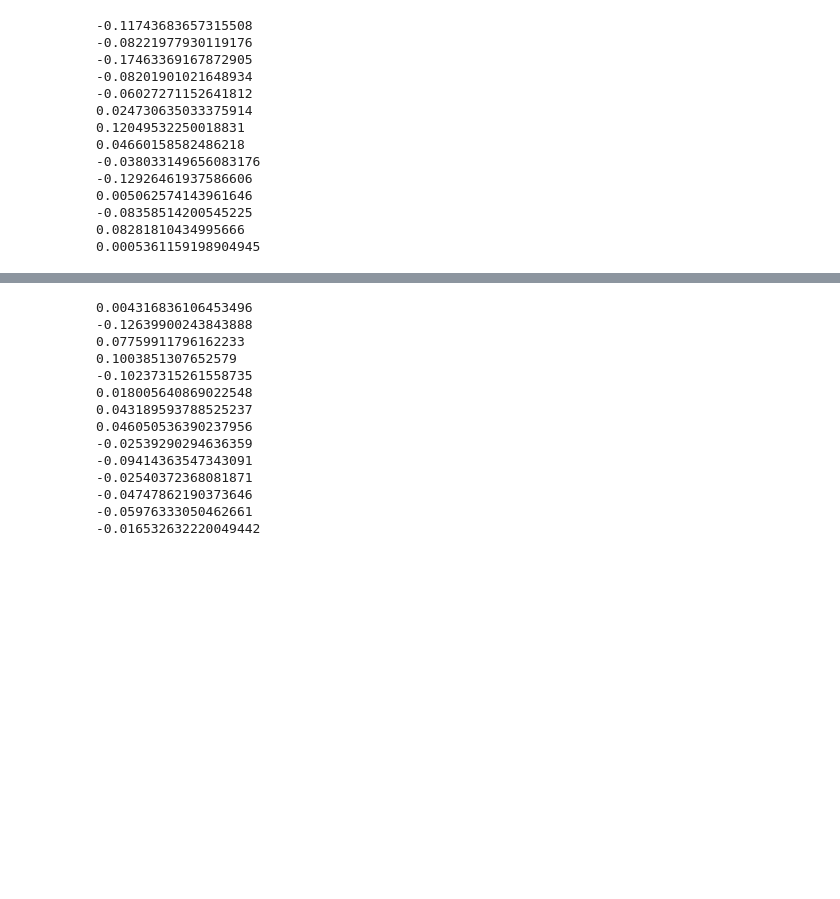
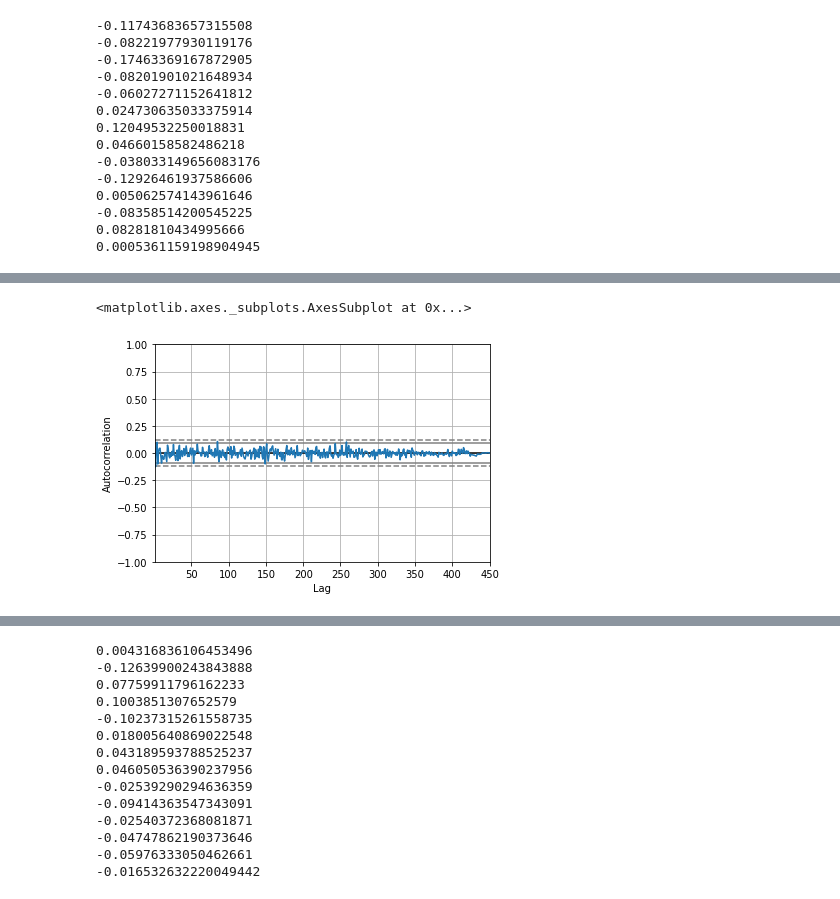
Before and after one commit to CameronDHarris/jazzflow, a Jupyter notebook: benWebsterBot.ipynb, the cells around one changed output, grey strips where cells are left out. Drawn from its saved outputs; the diff is of its cells as text; code cells hidden in the pictures; blank space fills up the shorter version.

```diff
--- a/benWebsterBot.ipynb
+++ b/benWebsterBot.ipynb
@@ -295,0 +249,5 @@ for i in range(1, 15):
+# %%
+pd.plotting.autocorrelation_plot(df['abs_pitch_differences'])
+# %% [output]
+<matplotlib.axes._subplots.AxesSubplot at 0x...>
+[figure, added]
```
Also changed, not shown: parts of 47 cells of this notebook.
